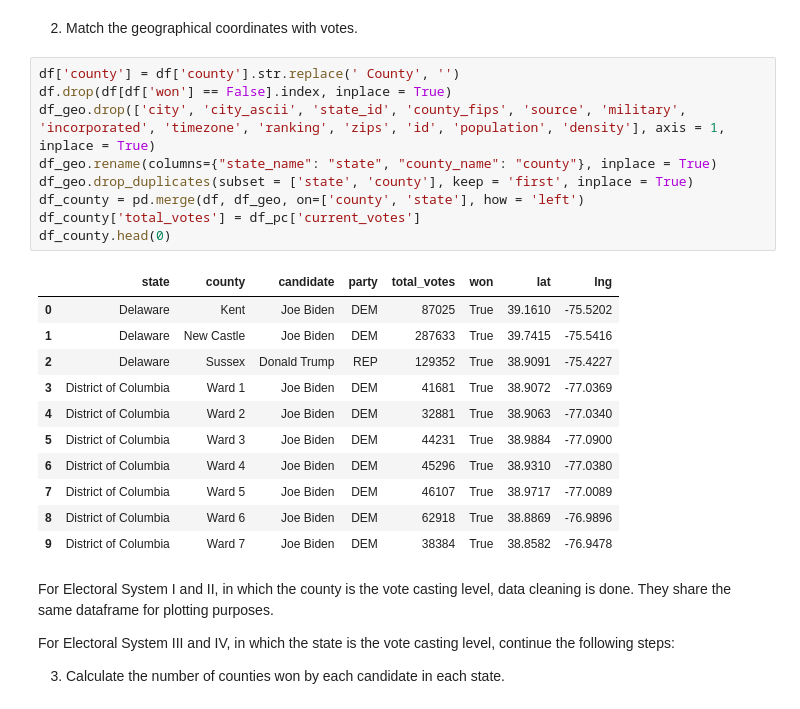
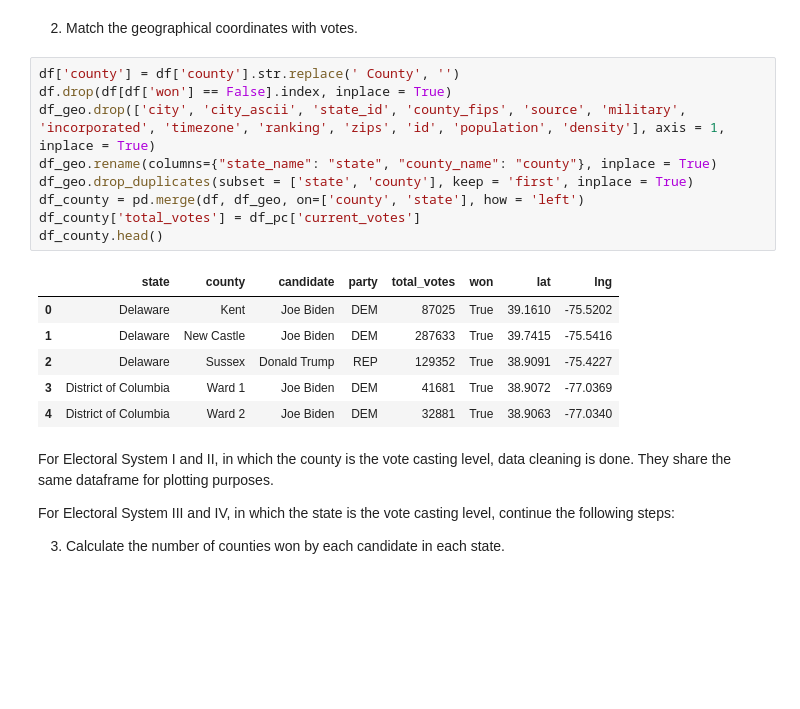
Before and after one commit to AllysonCui/ECO225, a Jupyter notebook: Code/Project 1/Project_1.ipynb, the cells around one changed output. Cells and saved outputs as stored; diff of their text form; blank space fills up the shorter version.

```diff
--- a/Code/Project 1/Project 1.ipynb
+++ b/Code/Project 1/Project_1.ipynb
@@ -121,24 +121,19 @@ df.drop(df[df['won'] == False].index, inplace = True)
 # %%
 df['county'] = df['county'].str.replace(' County', '')
 df.drop(df[df['won'] == False].index, inplace = True)
 df_geo.drop(['city', 'city_ascii', 'state_id', 'county_fips', 'source', 'military', 'incorporated', 'timezone', 'ranking', 'zips', 'id', 'population', 'density'], axis = 1, inplace = True)
 df_geo.rename(columns={"state_name": "state", "county_name": "county"}, inplace = True)
 df_geo.drop_duplicates(subset = ['state', 'county'], keep = 'first', inplace = True)
 df_county = pd.merge(df, df_geo, on=['county', 'state'], how = 'left')
 df_county['total_votes'] = df_pc['current_votes']
-df_county.head(0)
+df_county.head()
 # %% [output]
 |  | state | county | candidate | party | total_votes | won | lat | lng |
 | 0 | Delaware | Kent | Joe Biden | DEM | 87025 | True | 39.1610 | -75.5202 |
 | 1 | Delaware | New Castle | Joe Biden | DEM | 287633 | True | 39.7415 | -75.5416 |
 | 2 | Delaware | Sussex | Donald Trump | REP | 129352 | True | 38.9091 | -75.4227 |
 | 3 | District of Columbia | Ward 1 | Joe Biden | DEM | 41681 | True | 38.9072 | -77.0369 |
 | 4 | District of Columbia | Ward 2 | Joe Biden | DEM | 32881 | True | 38.9063 | -77.0340 |
-| 5 | District of Columbia | Ward 3 | Joe Biden | DEM | 44231 | True | 38.9884 | -77.0900 |
-| 6 | District of Columbia | Ward 4 | Joe Biden | DEM | 45296 | True | 38.9310 | -77.0380 |
-| 7 | District of Columbia | Ward 5 | Joe Biden | DEM | 46107 | True | 38.9717 | -77.0089 |
-| 8 | District of Columbia | Ward 6 | Joe Biden | DEM | 62918 | True | 38.8869 | -76.9896 |
-| 9 | District of Columbia | Ward 7 | Joe Biden | DEM | 38384 | True | 38.8582 | -76.9478 |
 # %% [markdown]
 For Electoral System I and II, in which the county is the vote casting level, data cleaning is done. They share the same dataframe for plotting purposes.
 
```
Also changed, not shown: parts of 1 cell of this notebook.
